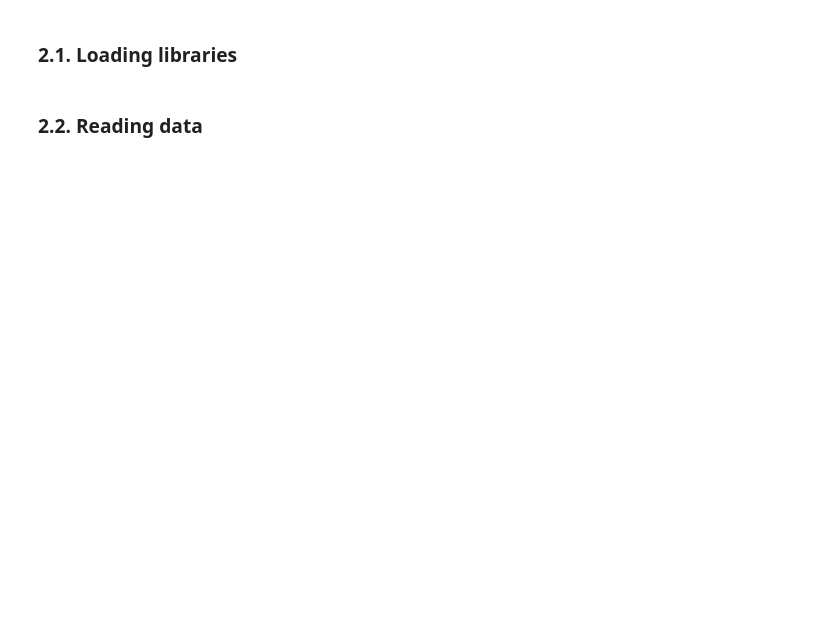
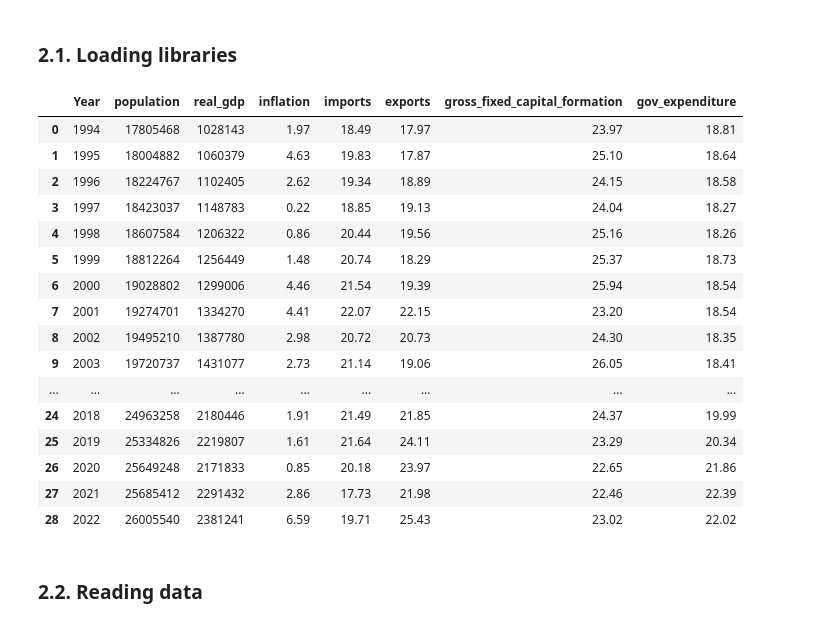
Before and after one commit to kellyle404/Risk_analysis_tech_stocks, a Jupyter notebook: aus.ipynb, the cells around one changed output. Saved outputs shown, nothing was run; the diff lists cells and outputs as text; code cells hidden in the pictures; blank space fills up the shorter version.

```diff
--- a/aus.ipynb
+++ b/aus.ipynb
@@ -55,5 +77,84 @@ pd.set_option('display.max_rows', 30)
 pd.set_option('display.max_columns', None)
 pd.set_option('display.precision', 2)
 pd.set_option('display.float_format', '{:.2f}'.format)
+# %%
+real_gdp = pd.read_csv('real_gdp.csv', header = None, skiprows = 1, names = ['Year', 'real_gdp'])
+real_gdp['Year'] = pd.to_datetime(real_gdp['Year']).dt.year
+real_gdp
+
+inflation = pd.read_csv('inflation.csv', header = None, skiprows = 1, names = ['Year', 'inflation'])
+inflation['Year'] = pd.to_datetime(inflation['Year']).dt.year
+inflation
+
+population = pd.read_csv('population.csv', header = 3)
+population = population.loc[population['Country Code'] == 'AUS']
+population = population.drop(columns = ['Indicator Name', 'Indicator Code', 'Country Name', 'Country Code'] + [str(x) for x in range(1960, 1994)]).transpose().reset_index()
+population.columns = ['Year', 'population']
+
+exports = pd.read_csv('exports.csv', header = 3)
+exports = exports.loc[exports['Country Code'] == 'AUS']
+exports = exports.drop(columns = ['Indicator Name', 'Indicator Code', 'Country Name', 'Country Code'] + [str(x) for x in range(1960, 1994)]).transpose().reset_index()
+exports.columns = ['Year', 'exports']
+exports
+
+imports = pd.read_csv('imports.csv', header = 3)
+imports = imports.loc[imports['Country Code'] == 'AUS']
+imports = imports.drop(columns = ['Indicator Name', 'Indicator Code', 'Country Name', 'Country Code'] + [str(x) for x in range(1960, 1994)]).transpose().reset_index()
+imports.columns = ['Year', 'imports']
+imports
+
+gov_expenditure = pd.read_csv('gov_expenditure.csv', header = 3)
+gov_expenditure = gov_expenditure.loc[gov_expenditure['Country Code'] == 'AUS']
+gov_expenditure = gov_expenditure.drop(columns = ['Indicator Name', 'Indicator Code', 'Country Name', 'Country Code'] + [str(x) for x in range(1960, 1994)]).transpose().reset_index()
+gov_expenditure.columns = ['Year', 'gov_expenditure']
+gov_expenditure
+
+gross_fixed_capital_formation = pd.read_csv('gross_fixed_capital_formation.csv', header = 3)
+gross_fixed_capital_formation = gross_fixed_capital_formation.loc[gross_fixed_capital_formation['Country Code'] == 'AUS']
+gross_fixed_capital_formation = gross_fixed_capital_formation.drop(columns = ['Indicator Name', 'Indicator Code', 'Country Name', 'Country Code'] + [str(x) for x in range(1960, 1994)]).transpose().reset_index()
+gross_fixed_capital_formation.columns = ['Year', 'gross_fixed_capital_formation']
+gross_fixed_capital_formation
+
+imports = pd.read_csv('imports.csv', header = 3)
+imports = imports.loc[imports['Country Code'] == 'AUS']
+imports = imports.drop(columns = ['Indicator Name', 'Indicator Code', 'Country Name', 'Country Code'] + [str(x) for x in range(1960, 1994)]).transpose().reset_index()
+imports.columns = ['Year', 'imports']
+imports
+
+population['Year'] = population['Year'].astype(int)
+real_gdp['Year'] = real_gdp['Year'].astype(int)
+inflation['Year'] = inflation['Year'].astype(int)
+imports['Year'] = imports['Year'].astype(int)
+exports['Year'] = exports['Year'].astype(int)
+gross_fixed_capital_formation['Year'] = gross_fixed_capital_formation['Year'].astype(int)
+gov_expenditure['Year'] = gov_expenditure['Year'].astype(int)
+
+aus = (population
+    .merge(right = real_gdp, on = 'Year')
+    .merge(right = inflation, on = 'Year')
+    .merge(right = imports, on = 'Year')
+    .merge(right = exports, on = 'Year')
+    .merge(right = gross_fixed_capital_formation, on = 'Year')
+    .merge(right = gov_expenditure, on = 'Year')
+).convert_dtypes()
+aus
+# %% [output]
+|  | Year | population | real_gdp | inflation | imports | exports | gross_fixed_capital_formation | gov_expenditure |
+| 0 | 1994 | 17805468 | 1028143 | 1.97 | 18.49 | 17.97 | 23.97 | 18.81 |
+| 1 | 1995 | 18004882 | 1060379 | 4.63 | 19.83 | 17.87 | 25.10 | 18.64 |
+| 2 | 1996 | 18224767 | 1102405 | 2.62 | 19.34 | 18.89 | 24.15 | 18.58 |
+| 3 | 1997 | 18423037 | 1148783 | 0.22 | 18.85 | 19.13 | 24.04 | 18.27 |
+| 4 | 1998 | 18607584 | 1206322 | 0.86 | 20.44 | 19.56 | 25.16 | 18.26 |
+| 5 | 1999 | 18812264 | 1256449 | 1.48 | 20.74 | 18.29 | 25.37 | 18.73 |
+| 6 | 2000 | 19028802 | 1299006 | 4.46 | 21.54 | 19.39 | 25.94 | 18.54 |
+| 7 | 2001 | 19274701 | 1334270 | 4.41 | 22.07 | 22.15 | 23.20 | 18.54 |
+| 8 | 2002 | 19495210 | 1387780 | 2.98 | 20.72 | 20.73 | 24.30 | 18.35 |
+| 9 | 2003 | 19720737 | 1431077 | 2.73 | 21.14 | 19.06 | 26.05 | 18.41 |
+| ... | ... | ... | ... | ... | ... | ... | ... | ... |
+| 24 | 2018 | 24963258 | 2180446 | 1.91 | 21.49 | 21.85 | 24.37 | 19.99 |
+| 25 | 2019 | 25334826 | 2219807 | 1.61 | 21.64 | 24.11 | 23.29 | 20.34 |
+| 26 | 2020 | 25649248 | 2171833 | 0.85 | 20.18 | 23.97 | 22.65 | 21.86 |
+| 27 | 2021 | 25685412 | 2291432 | 2.86 | 17.73 | 21.98 | 22.46 | 22.39 |
+| 28 | 2022 | 26005540 | 2381241 | 6.59 | 19.71 | 25.43 | 23.02 | 22.02 |
 # %% [markdown]
 ### 2.2. Reading data
```
Also changed, not shown: parts of 15 cells of this notebook, 2 other files.
